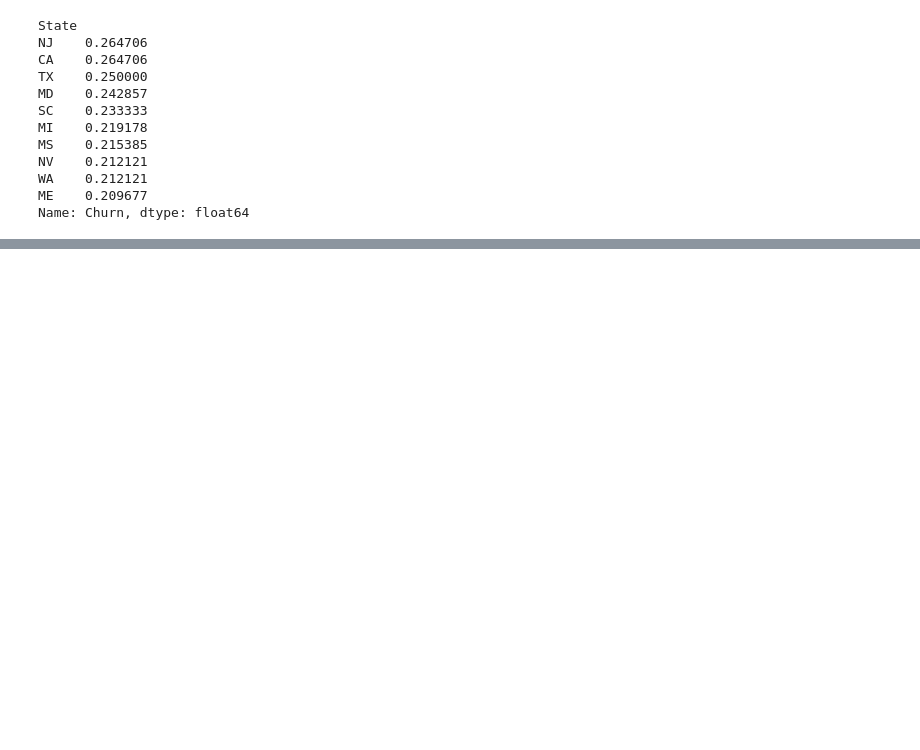
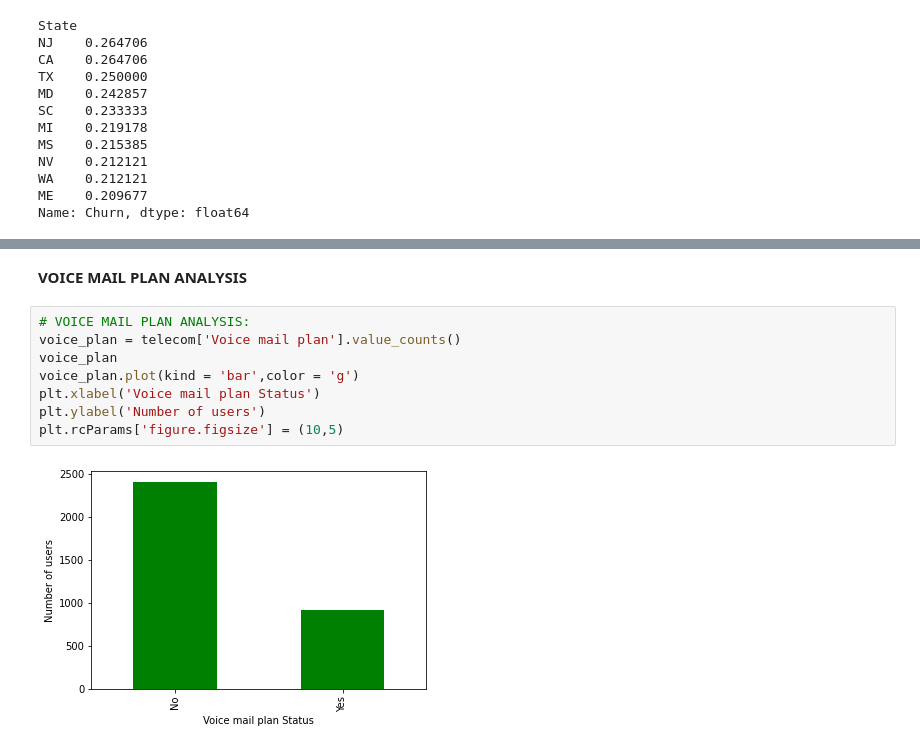
Before and after one commit to Ankitgpt357/EDA-telecom_churn-analysis2, a Jupyter notebook: My_EDA_telecom_churn_analysis.ipynb, the cells around one changed output, grey strips where cells are left out. Cells and saved outputs as stored; diff of their text form; blank space fills up the shorter version.

```diff
--- a/My_EDA_telecom_churn_analysis.ipynb
+++ b/My_EDA_telecom_churn_analysis.ipynb
@@ -414,0 +430,12 @@ Name: Churn, dtype: float64
+# %% [markdown]
+**VOICE MAIL PLAN ANALYSIS**
+# %%
+# VOICE MAIL PLAN ANALYSIS:
+voice_plan = telecom['Voice mail plan'].value_counts()
+voice_plan
+voice_plan.plot(kind = 'bar',color = 'g')
+plt.xlabel('Voice mail plan Status')
+plt.ylabel('Number of users')
+plt.rcParams['figure.figsize'] = (10,5)
+# %% [output]
+[figure, added]
```
Also changed, not shown: parts of 25 cells of this notebook.
